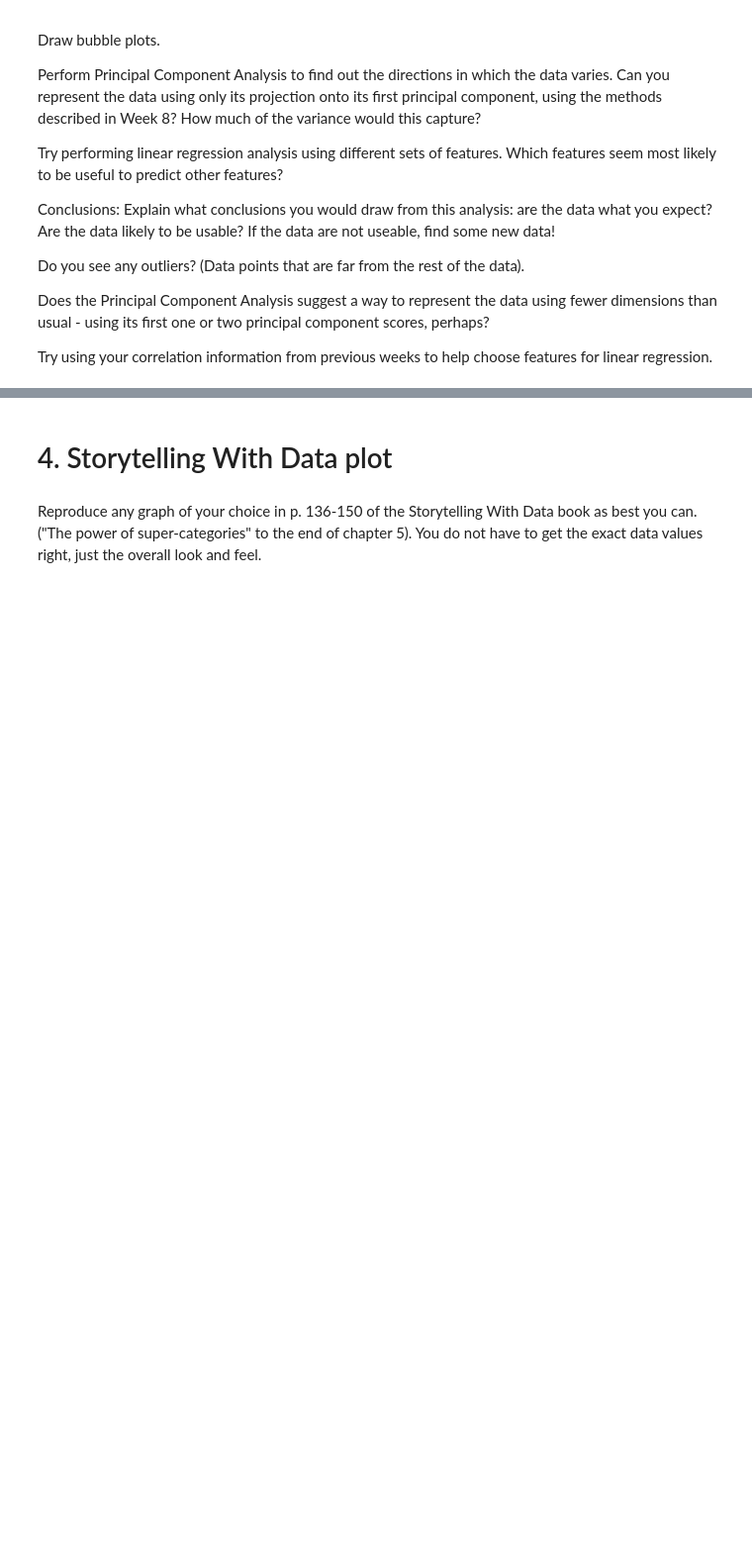
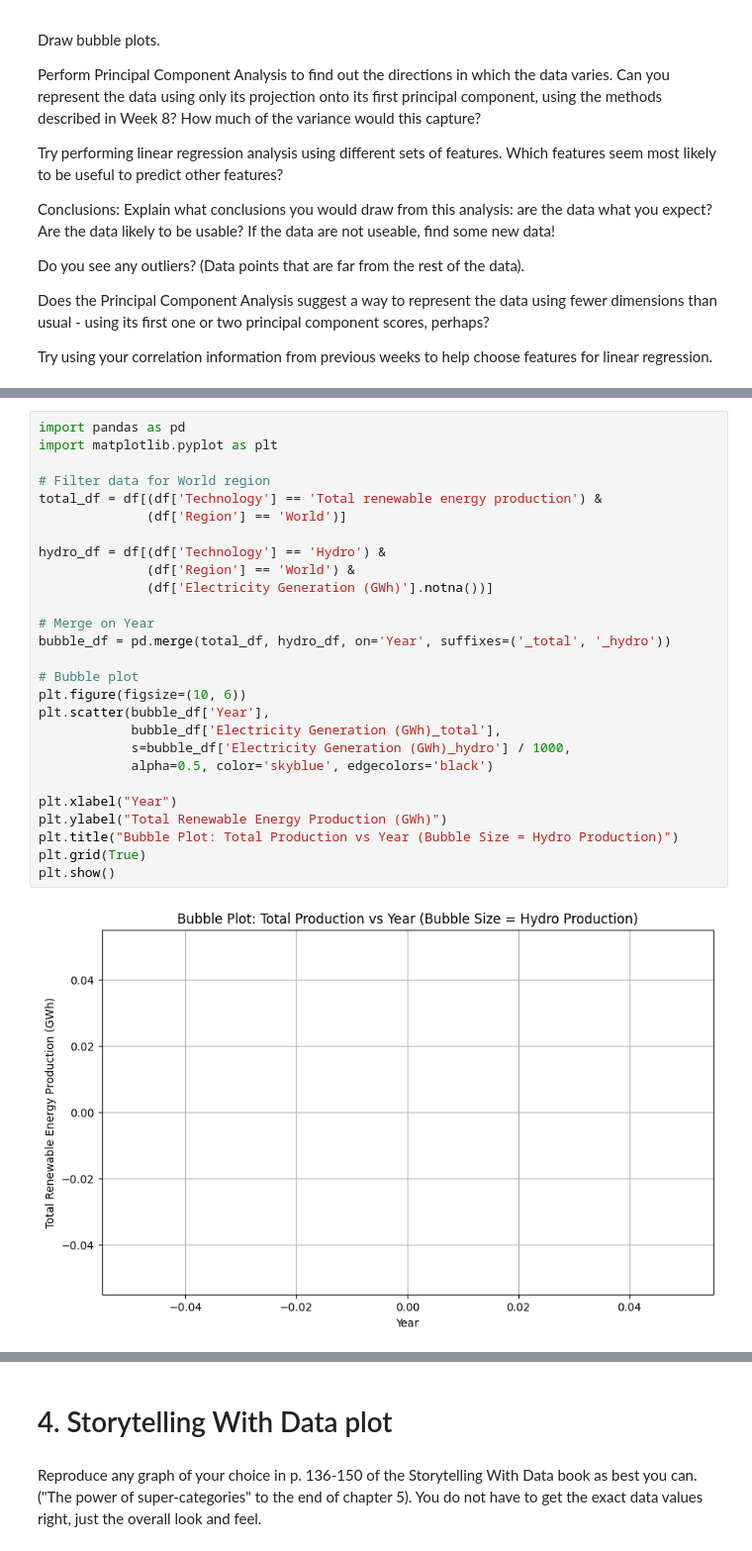
Before and after one commit to bu-sohan/AI-for-Leaders-Spring-2025, a Jupyter notebook: Week9.ipynb, the cells around one changed output, grey strips where cells are left out. Shown: that part at 99% size. Drawn from its saved outputs; the diff is of its cells as text; blank space fills up the shorter version.

```diff
--- a/Week9.ipynb
+++ b/Week9.ipynb
@@ -71,0 +109,29 @@ Try using your correlation information from previous weeks to help choose featur
+# %%
+import pandas as pd
+import matplotlib.pyplot as plt
+
+# Filter data for World region
+total_df = df[(df['Technology'] == 'Total renewable energy production') &
+              (df['Region'] == 'World')]
+
+hydro_df = df[(df['Technology'] == 'Hydro') &
+              (df['Region'] == 'World') &
+              (df['Electricity Generation (GWh)'].notna())]
+
+# Merge on Year
+bubble_df = pd.merge(total_df, hydro_df, on='Year', suffixes=('_total', '_hydro'))
+
+# Bubble plot
+plt.figure(figsize=(10, 6))
+plt.scatter(bubble_df['Year'],
+            bubble_df['Electricity Generation (GWh)_total'],
+            s=bubble_df['Electricity Generation (GWh)_hydro'] / 1000,
+            alpha=0.5, color='skyblue', edgecolors='black')
+
+plt.xlabel("Year")
+plt.ylabel("Total Renewable Energy Production (GWh)")
+plt.title("Bubble Plot: Total Production vs Year (Bubble Size = Hydro Production)")
+plt.grid(True)
+plt.show()
+# %% [output]
+[figure, added]
```
Also changed, not shown: parts of 5 cells of this notebook.
